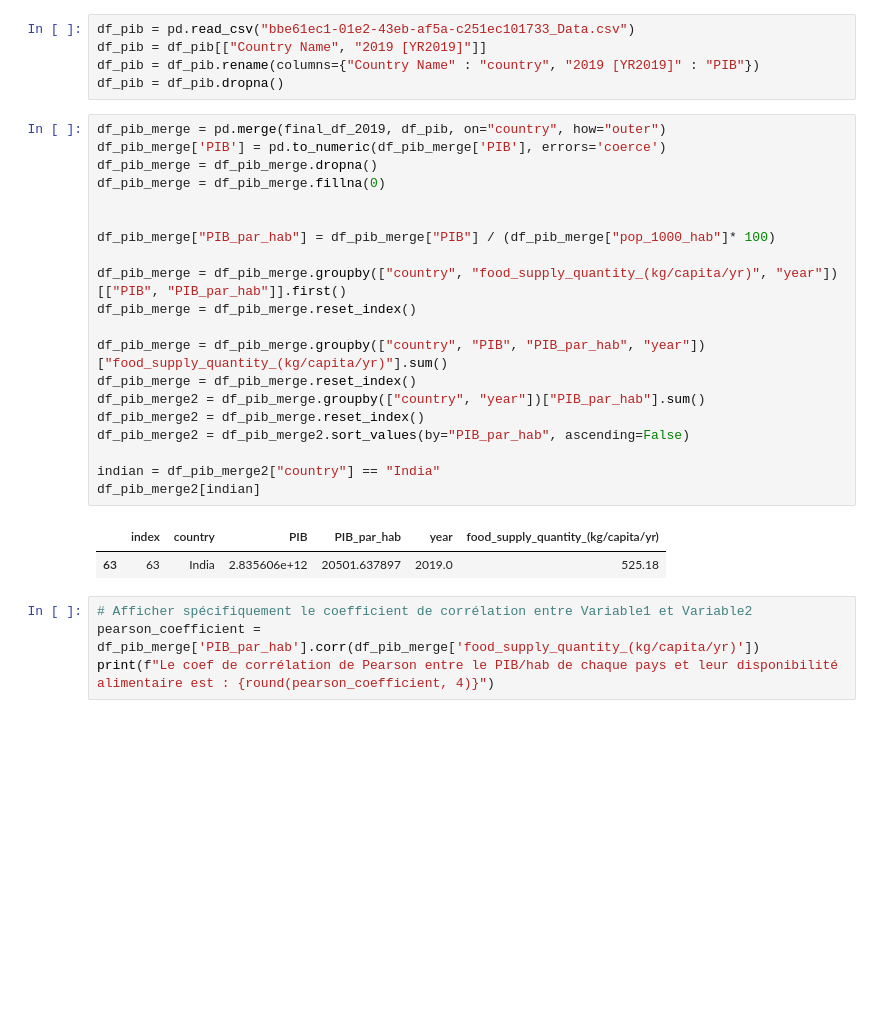
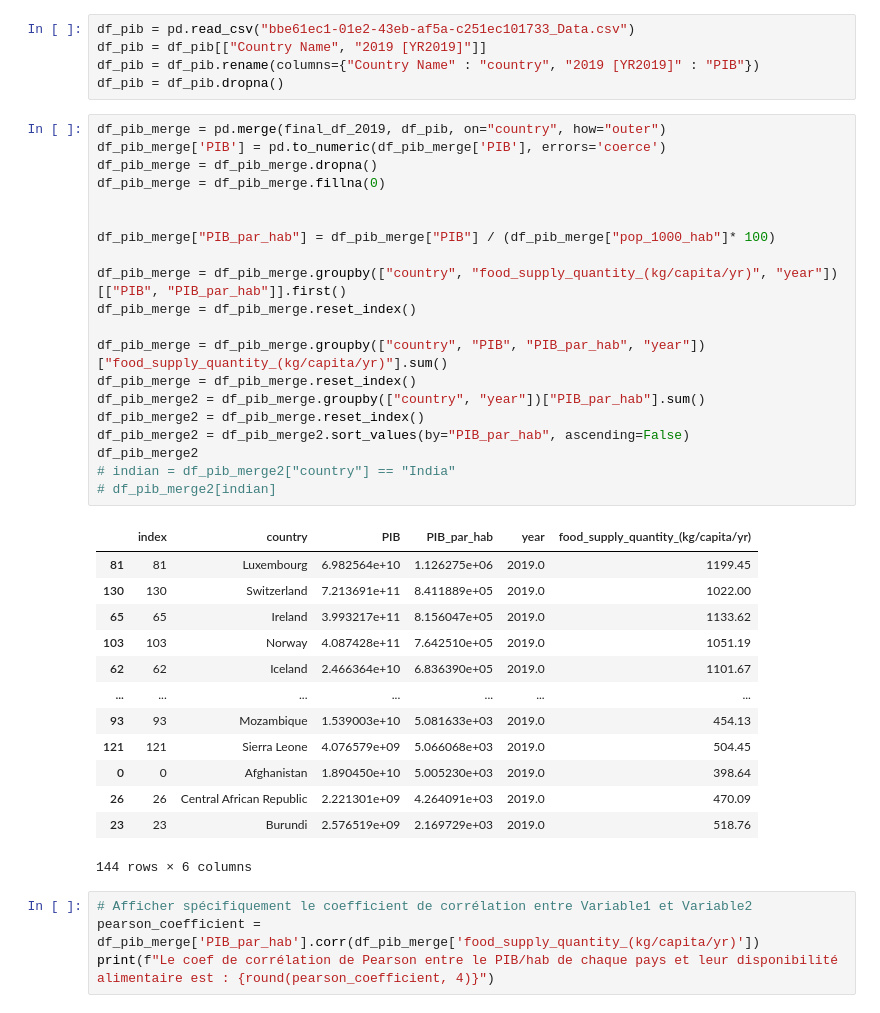
Before and after one commit to t7bo/pandas_fao, a Jupyter notebook: main.ipynb, the cells around one changed output. Cells and saved outputs as stored; diff of their text form; blank space fills up the shorter version.

```diff
--- a/main.ipynb
+++ b/main.ipynb
@@ -1253,26 +1262,37 @@ df_pib = df_pib.dropna()
 # %%
 df_pib_merge = pd.merge(final_df_2019, df_pib, on="country", how="outer")
 df_pib_merge['PIB'] = pd.to_numeric(df_pib_merge['PIB'], errors='coerce')
 df_pib_merge = df_pib_merge.dropna()
 df_pib_merge = df_pib_merge.fillna(0)
 
 
 df_pib_merge["PIB_par_hab"] = df_pib_merge["PIB"] / (df_pib_merge["pop_1000_hab"]* 100)
 
 df_pib_merge = df_pib_merge.groupby(["country", "food_supply_quantity_(kg/capita/yr)", "year"])[["PIB", "PIB_par_hab"]].first()
 df_pib_merge = df_pib_merge.reset_index()
 
 df_pib_merge = df_pib_merge.groupby(["country", "PIB", "PIB_par_hab", "year"])["food_supply_quantity_(kg/capita/yr)"].sum()
 df_pib_merge = df_pib_merge.reset_index()
 df_pib_merge2 = df_pib_merge.groupby(["country", "year"])["PIB_par_hab"].sum()
 df_pib_merge2 = df_pib_merge.reset_index()
 df_pib_merge2 = df_pib_merge2.sort_values(by="PIB_par_hab", ascending=False)
-
-indian = df_pib_merge2["country"] == "India"
-df_pib_merge2[indian]
+df_pib_merge2
+# indian = df_pib_merge2["country"] == "India"
+# df_pib_merge2[indian]
 # %% [output]
 |  | index | country | PIB | PIB_par_hab | year | food_supply_quantity_(kg/capita/yr) |
-| 63 | 63 | India | 2.835606e+12 | 20501.637897 | 2019.0 | 525.18 |
+| 81 | 81 | Luxembourg | 6.982564e+10 | 1.126275e+06 | 2019.0 | 1199.45 |
+| 130 | 130 | Switzerland | 7.213691e+11 | 8.411889e+05 | 2019.0 | 1022.00 |
+| 65 | 65 | Ireland | 3.993217e+11 | 8.156047e+05 | 2019.0 | 1133.62 |
+| 103 | 103 | Norway | 4.087428e+11 | 7.642510e+05 | 2019.0 | 1051.19 |
+| 62 | 62 | Iceland | 2.466364e+10 | 6.836390e+05 | 2019.0 | 1101.67 |
+| ... | ... | ... | ... | ... | ... | ... |
+| 93 | 93 | Mozambique | 1.539003e+10 | 5.081633e+03 | 2019.0 | 454.13 |
+| 121 | 121 | Sierra Leone | 4.076579e+09 | 5.066068e+03 | 2019.0 | 504.45 |
+| 0 | 0 | Afghanistan | 1.890450e+10 | 5.005230e+03 | 2019.0 | 398.64 |
+| 26 | 26 | Central African Republic | 2.221301e+09 | 4.264091e+03 | 2019.0 | 470.09 |
+| 23 | 23 | Burundi | 2.576519e+09 | 2.169729e+03 | 2019.0 | 518.76 |
+144 rows × 6 columns
 # %%
 # Afficher spécifiquement le coefficient de corrélation entre Variable1 et Variable2
 pearson_coefficient = df_pib_merge['PIB_par_hab'].corr(df_pib_merge['food_supply_quantity_(kg/capita/yr)'])
```
Also changed, not shown: parts of 5 cells of this notebook.
